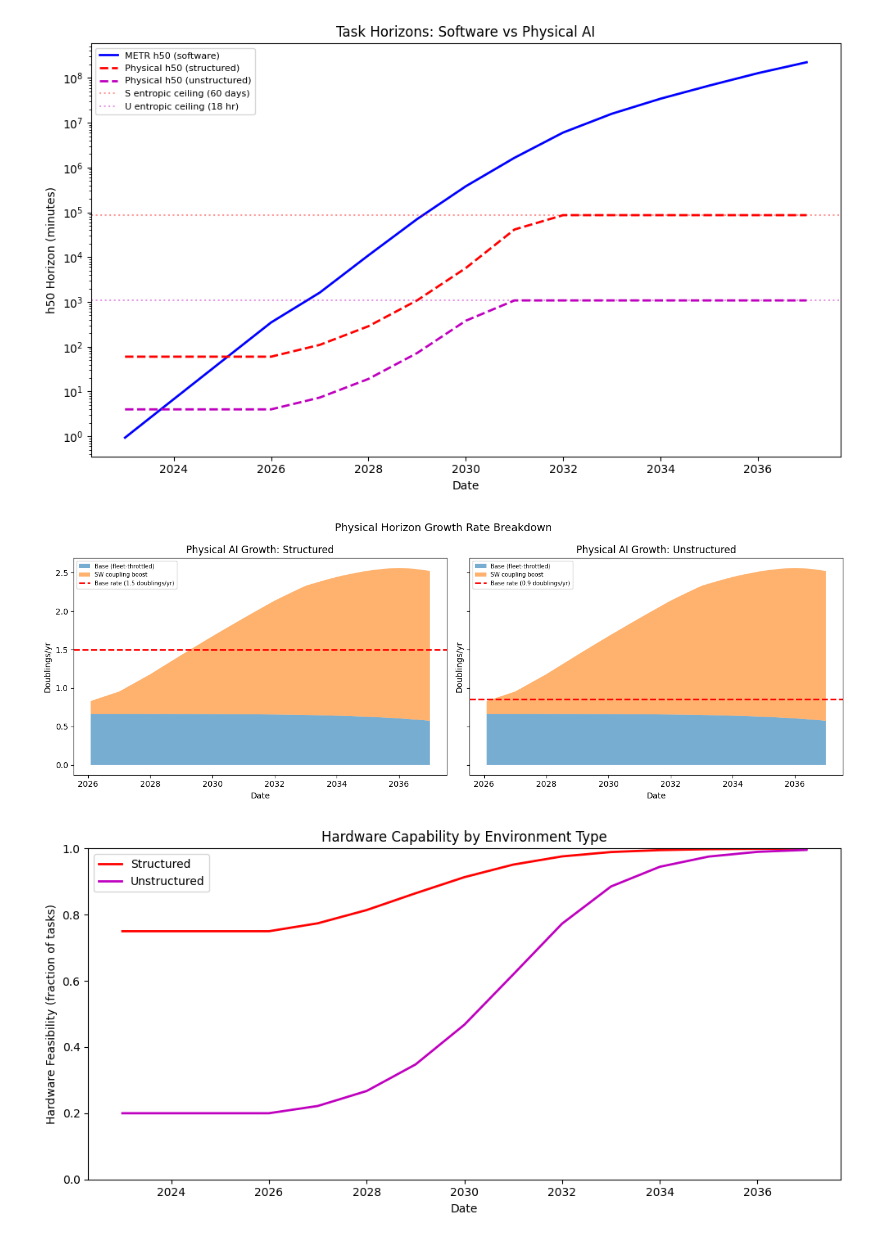
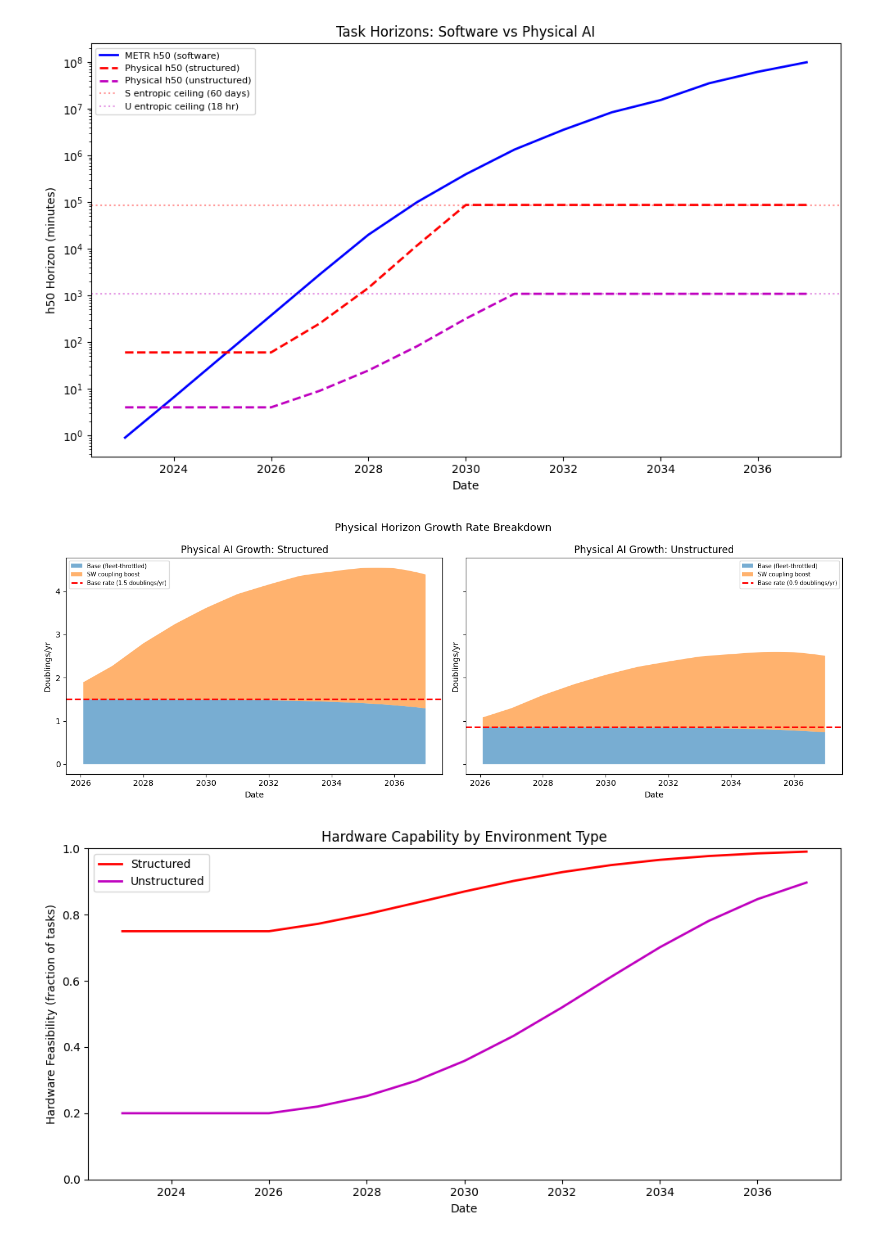
Before and after one commit to danwahl/robotics-2037, a Jupyter notebook: main.ipynb, the cells around one changed output. Saved outputs shown, nothing was run; the diff lists cells and outputs as text; code cells hidden in the pictures.

```diff
--- a/main.ipynb
+++ b/main.ipynb
@@ -264,8 +263,7 @@ total_volume = np.sum(task_durations)
 
 rows = []
 for idx_t, (d, t) in enumerate(zip(dates, t_months)):
-    ceiling = ceiling_matrix[idx_t, :]
-    h50, h80 = fit.sample_horizons(t, n=n_samples, ceiling=ceiling)
+    h50, h80 = fit.sample_horizons(warp_matrix[idx_t], n=n_samples, residual=True)
     k = np.log(0.25) / np.log(h80 / h50)
 
     for i in range(n_samples):
@@ -273,7 +271,8 @@ for idx_t, (d, t) in enumerate(zip(dates, t_months)):
         log_ratio = np.clip(log_ratio, -50, 50)
         probs = 1 / (1 + np.exp(log_ratio))
         automated_volume = np.sum(task_durations * probs)
-        frac_automated = automated_volume / total_volume
+        # Clip: guards float rounding to 1.0 (infinite speedup)
+        frac_automated = min(automated_volume / total_volume, 1 - 1e-6)
         speedup = 1 / (1 - frac_automated)
 
         rows.append({
@@ -352,8 +351,20 @@ from physical import (
 ph = PhysicalHorizon()
 hw = HardwareCapability()
 
-# Use median software speedup from METR model at each time point
-sw_speedup_by_year = dict(zip(summary["date"], summary["speedup_median"]))
+# Base date for physical model is Jan 2026
+phys_base = date(2026, 1, 1)
+phys_t = [(d - phys_base).days / 30.44 for d in dates]
+
+# Median SW speedup trajectory (months from Jan 2026 -> speedup),
+# log-interpolated between yearly medians. Physical models integrate this
+# path so past growth uses past (smaller) speedups.
+sw_traj_months = np.array([(d - phys_base).days / 30.44 for d in summary["date"]])
+sw_traj_log = np.log(summary["speedup_median"].values.clip(1.0))
+
+
+def sw_trajectory(t_m: float) -> float:
+    return float(np.exp(np.interp(t_m, sw_traj_months, sw_traj_log)))
+
 
 # Physical task duration distributions (literature-anchored)
 phys_tasks_structured = sq.lognorm(5, 240) @ n_tasks  # 5 min to 4 hr
@@ -362,21 +373,16 @@ phys_tasks_unstructured = sq.lognorm(5, 480) @ n_tasks  # 5 min to 8 hr
 # Physical horizon projections alongside METR
 fig, ax = plt.subplots(figsize=(10, 6))
 
-# Base date for physical model is Jan 2026
-phys_base = date(2026, 1, 1)
-phys_t = [(d - phys_base).days / 30.44 for d in dates]
-
 # METR h50 (from earlier fit)
 ax.plot(dates, summary["h50_median"], "b-", linewidth=2, label="METR h50 (software)")
 
-# Physical h50 by environment type, using median SW speedup
+# Physical h50 by environment type, integrating the SW speedup trajectory
 h50_structured = []
 h50_unstructured = []
-for d, t_p in zip(dates, phys_t):
-    sw = sw_speedup_by_year.get(d, 1.0)
+for t_p in phys_t:
     t_phys = max(t_p, 0)
-    h50_structured.append(ph.horizon_at(t_phys, "structured", sw))
-    h50_unstructured.append(ph.horizon_at(t_phys, "unstructured", sw))
+    h50_structured.append(ph.horizon_at(t_phys, "structured", sw_trajectory))
+    h50_unstructured.append(ph.horizon_at(t_phys, "unstructured", sw_trajectory))
 
 ax.plot(dates, h50_structured, "r--", linewidth=2, label="Physical h50 (structured)")
 ax.plot(dates, h50_unstructured, "m--", linewidth=2, label="Physical h50 (unstructured)")
@@ -401,20 +407,16 @@ ax.legend(fontsize=8)
 plt.tight_layout()
 plt.show()
 # %% [output]
-[figure, old version]
+[figure, new version]
 # %%
 # Physical constraint growth rates (mirroring SW constraint chart)
 
 phys_t_fine = np.linspace(1, 132, 200)  # months from Jan 2026, skip t=0
-dt_p = phys_t_fine[1] - phys_t_fine[0]
-
-# Build smooth SW speedup interpolation from summary data
-sw_years = np.array([
-    (d - date(2026, 1, 1)).days / 365.25 for d in summary["date"]
-])
-sw_vals = np.log(summary["speedup_median"].values.clip(1.0))
 
 fig, (ax1, ax2) = plt.subplots(1, 2, figsize=(14, 5), sharey=True)
+
+# Fleet throttle is calibrated so throttle=1 at t=0
+g_fleet_0 = ph.fleet.growth_rate(0.0)
 
 for ax, env, title in [
     (ax1, "structured", "Structured"),
@@ -425,16 +427,10 @@ for ax, env, title in [
     fleet_rates = []
     sw_boosts = []
     for t in phys_t_fine:
-        # Fleet throttle (use wider window to avoid noise)
-        f_now = ph.fleet.growth_factor(t)
-        f_prev = ph.fleet.growth_factor(t - 1.0)  # 1-month window
-        f_rate = np.log(f_now / f_prev)
-        throttle = min(1.0, f_rate / base_slope)
+        throttle = min(1.0, ph.fleet.growth_rate(t) / g_fleet_0)
         fleet_rates.append(base_slope * throttle)
 
-        # SW boost (smooth interpolation)
-        t_yr = t / 12.0
-        log_sw = np.interp(t_yr, sw_years, sw_vals)
+        log_sw = np.log(sw_trajectory(t))
         sw_boost_val = base_slope * throttle * ph.sw_coupling * log_sw
         sw_boosts.append(max(sw_boost_val, 0))
 
@@ -447,45 +443,44 @@ for ax, env, title in [
 
     phys_dates = [
         date.fromordinal(
             int(date(2026, 1, 1).toordinal() + t / 12 * 365.25)
         )
         for t in phys_t_fine
     ]
 
     ax.fill_between(
         phys_dates, 0, fleet_yr,
         alpha=0.6, label="Base (fleet-throttled)",
     )
     ax.fill_between(
         phys_dates, fleet_yr, fleet_yr + sw_yr,
         alpha=0.6, label="SW coupling boost",
     )
     ax.axhline(
         y=g_req_phys, color="r", linestyle="--", lw=2,
         label=f"Base rate ({g_req_phys:.1f} doublings/yr)",
     )
 
     ax.set_ylabel("Doublings/yr")
     ax.set_xlabel("Date")
     ax.set_title(f"Physical AI Growth: {title}")
     ax.legend(fontsize=7)
 
 plt.suptitle("Physical Horizon Growth Rate Breakdown", fontsize=13)
 plt.tight_layout()
 plt.show()
 # %% [output]
-[figure, old version]
+[figure, new version]
 # %%
 # Hardware capability evolution
 fig, ax = plt.subplots(figsize=(10, 5))
 
 hw_structured = []
 hw_unstructured = []
-for d, t_p in zip(dates, phys_t):
-    sw = sw_speedup_by_year.get(d, 1.0)
+for t_p in phys_t:
     t_phys = max(t_p, 0)
-    hw_structured.append(hw.feasibility_at(t_phys, "structured", sw))
-    hw_unstructured.append(hw.feasibility_at(t_phys, "unstructured", sw))
+    hw_structured.append(hw.feasibility_at(t_phys, "structured", sw_trajectory))
+    hw_unstructured.append(hw.feasibility_at(t_phys, "unstructured", sw_trajectory))
 
 ax.plot(dates, hw_structured, "r-", linewidth=2, label="Structured")
 ax.plot(dates, hw_unstructured, "m-", linewidth=2, label="Unstructured")
@@ -497,5 +492,5 @@ ax.legend()
 plt.tight_layout()
 plt.show()
 # %% [output]
-[figure, old version]
+[figure, new version]
 # %%
```
Also changed, not shown: parts of 9 cells of this notebook, 8 other files.
